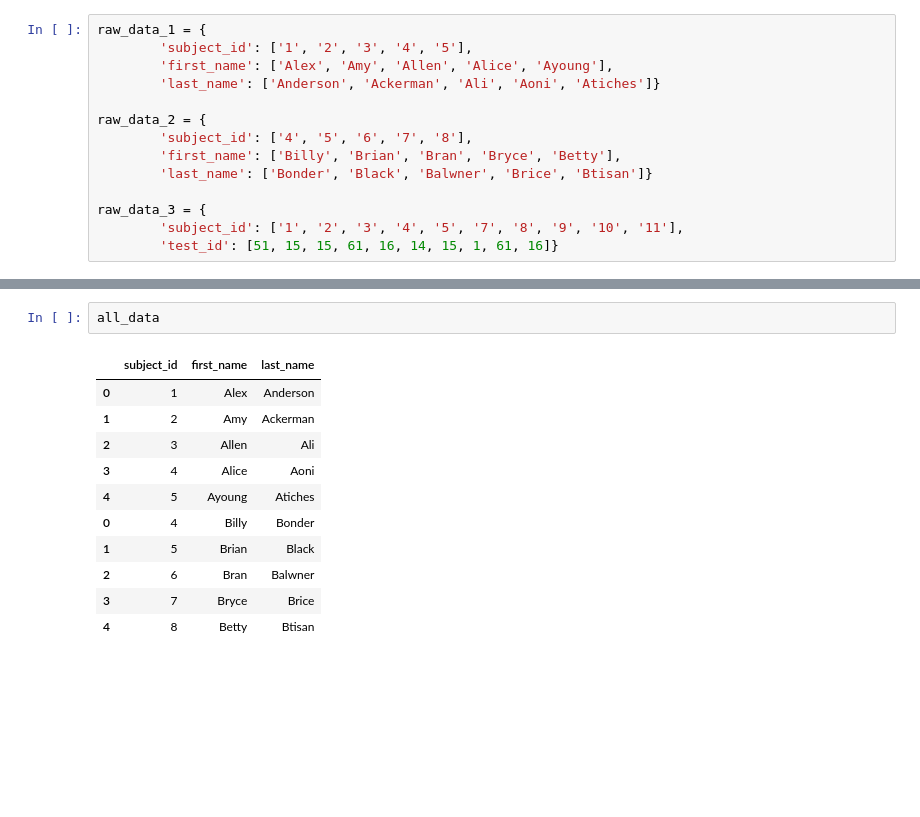
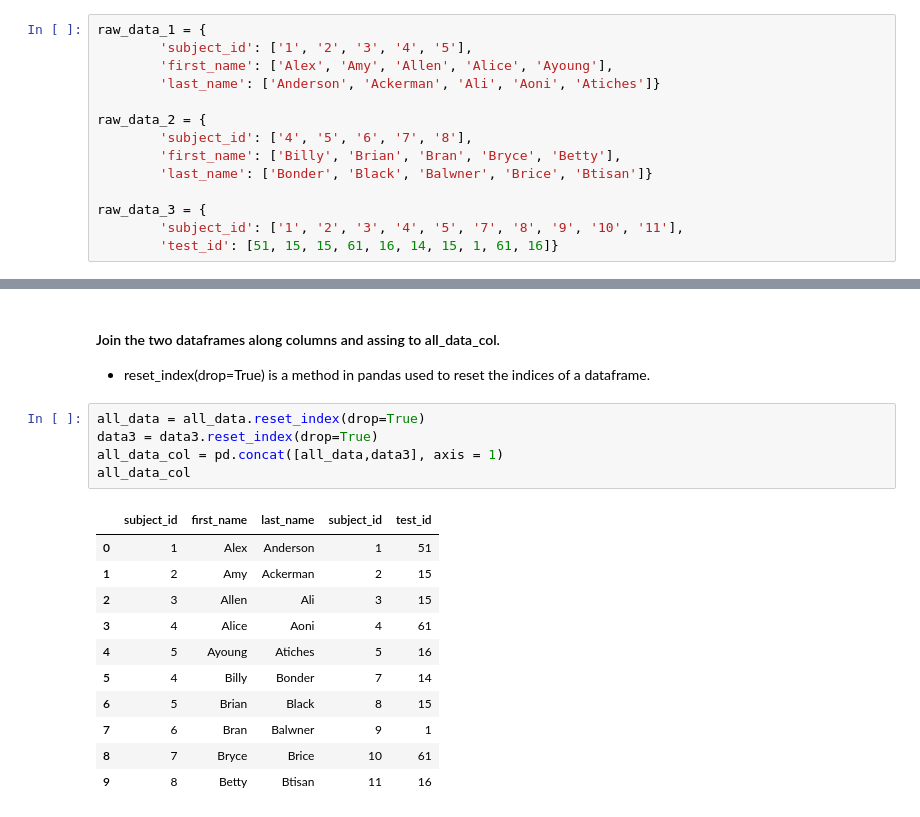
Before and after one commit to shomoitamitin/AI-Project, a Jupyter notebook: CSC547 class/CSC547_Assignment_1.ipynb, the cells around one changed output, grey strips where cells are left out. Drawn from its saved outputs; the diff is of its cells as text; blank space fills up the shorter version.

```diff
--- a/CSC547 class/CSC547_Assignment_1.ipynb
+++ b/CSC547 class/CSC547_Assignment_1.ipynb
@@ -47,14 +229,21 @@ all_data = pd.concat([data1,data2])
-# %%
-all_data
-# %% [output]
-|  | subject_id | first_name | last_name |
-| 0 | 1 | Alex | Anderson |
-| 1 | 2 | Amy | Ackerman |
-| 2 | 3 | Allen | Ali |
-| 3 | 4 | Alice | Aoni |
-| 4 | 5 | Ayoung | Atiches |
-| 0 | 4 | Billy | Bonder |
-| 1 | 5 | Brian | Black |
-| 2 | 6 | Bran | Balwner |
-| 3 | 7 | Bryce | Brice |
-| 4 | 8 | Betty | Btisan |
+# %% [markdown]
+#### Join the two dataframes along columns and assing to all_data_col.
+
+- reset_index(drop=True) is a method in pandas used to reset the indices of a dataframe.
+# %%
+all_data = all_data.reset_index(drop=True)
+data3 = data3.reset_index(drop=True)
+all_data_col = pd.concat([all_data,data3], axis = 1)
+all_data_col
+# %% [output]
+|  | subject_id | first_name | last_name | subject_id | test_id |
+| 0 | 1 | Alex | Anderson | 1 | 51 |
+| 1 | 2 | Amy | Ackerman | 2 | 15 |
+| 2 | 3 | Allen | Ali | 3 | 15 |
+| 3 | 4 | Alice | Aoni | 4 | 61 |
+| 4 | 5 | Ayoung | Atiches | 5 | 16 |
+| 5 | 4 | Billy | Bonder | 7 | 14 |
+| 6 | 5 | Brian | Black | 8 | 15 |
+| 7 | 6 | Bran | Balwner | 9 | 1 |
+| 8 | 7 | Bryce | Brice | 10 | 61 |
+| 9 | 8 | Betty | Btisan | 11 | 16 |
```
Also changed, not shown: parts of 34 cells of this notebook.
